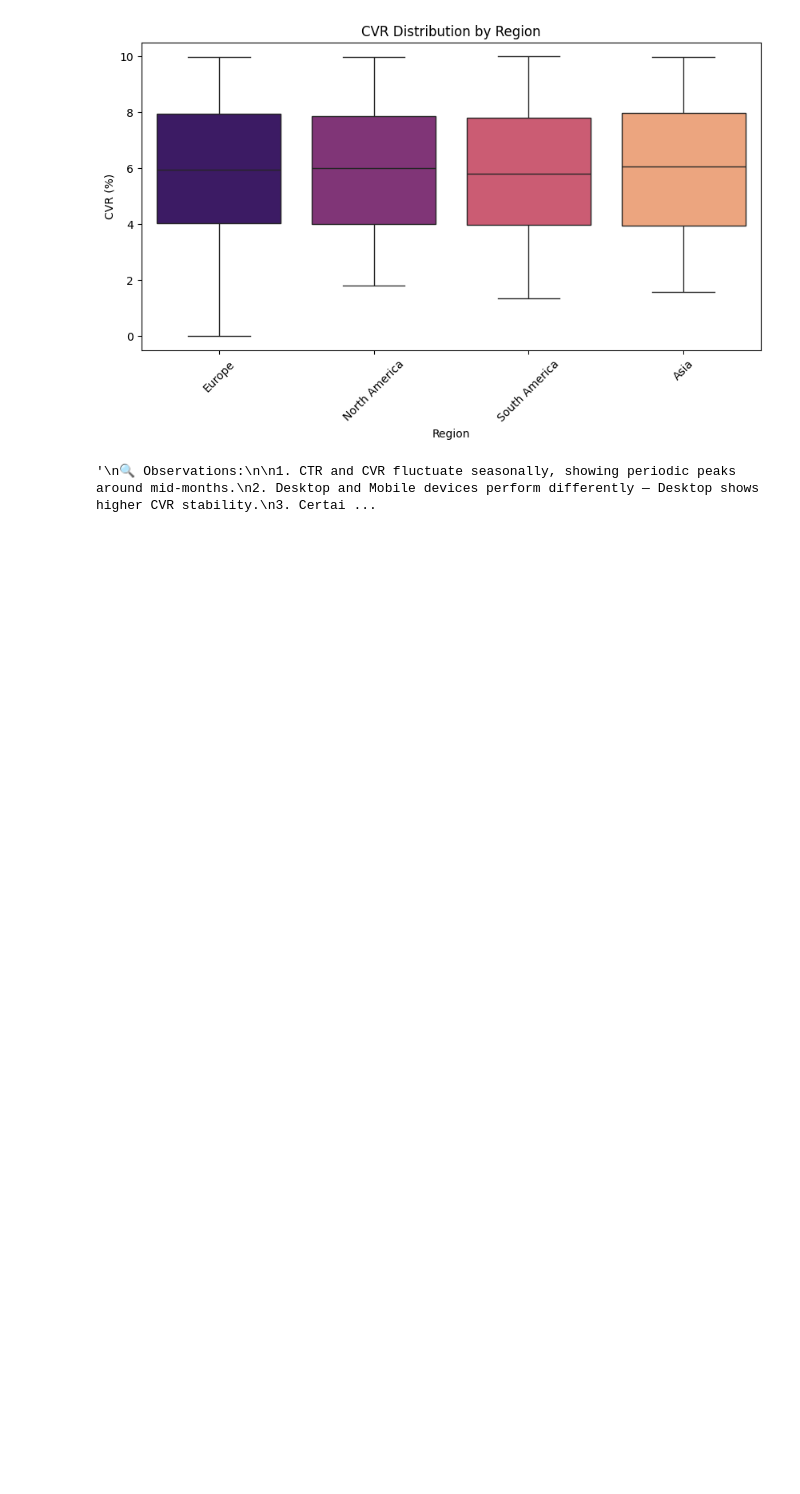
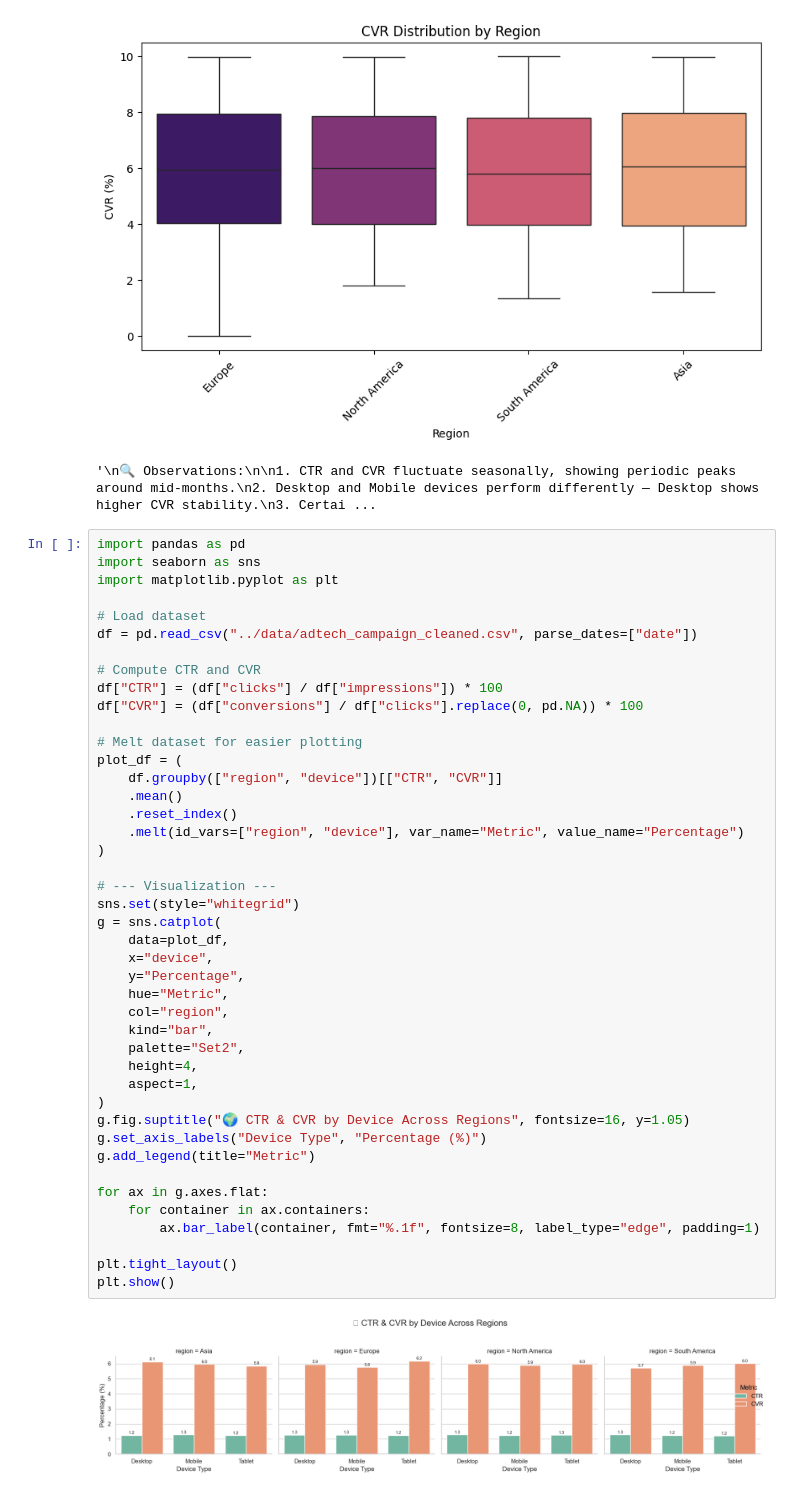
Before and after one commit to Mullapudi-Mahesh/GenAI_Capstone, a Jupyter notebook: notebooks/02_performance_trend_detection.ipynb, the cells around one changed output. Drawn from its saved outputs; the diff is of its cells as text; blank space fills up the shorter version.

```diff
--- a/notebooks/02_performance_trend_detection.ipynb
+++ b/notebooks/02_performance_trend_detection.ipynb
@@ -81,3 +81,48 @@ Passing `palette` without assigning `hue` is deprecated and will be removed in v
   sns.boxplot(x="region", y="CVR", data=df, palette="magma")
 [figure]
 '\n🔍 Observations:\n\n1. CTR and CVR fluctuate seasonally, showing periodic peaks around mid-months.\n2. Desktop and Mobile devices perform differently — Desktop shows higher CVR stability.\n3. Certai ...
+# %%
+import pandas as pd
+import seaborn as sns
+import matplotlib.pyplot as plt
+
+# Load dataset
+df = pd.read_csv("../data/adtech_campaign_cleaned.csv", parse_dates=["date"])
+
+# Compute CTR and CVR
+df["CTR"] = (df["clicks"] / df["impressions"]) * 100
+df["CVR"] = (df["conversions"] / df["clicks"].replace(0, pd.NA)) * 100
+
+# Melt dataset for easier plotting
+plot_df = (
+    df.groupby(["region", "device"])[["CTR", "CVR"]]
+    .mean()
+    .reset_index()
+    .melt(id_vars=["region", "device"], var_name="Metric", value_name="Percentage")
+)
+
+# --- Visualization ---
+sns.set(style="whitegrid")
+g = sns.catplot(
+    data=plot_df,
+    x="device",
+    y="Percentage",
+    hue="Metric",
+    col="region",
+    kind="bar",
+    palette="Set2",
+    height=4,
+    aspect=1,
+)
+g.fig.suptitle("🌍 CTR & CVR by Device Across Regions", fontsize=16, y=1.05)
+g.set_axis_labels("Device Type", "Percentage (%)")
+g.add_legend(title="Metric")
+
+for ax in g.axes.flat:
+    for container in ax.containers:
+        ax.bar_label(container, fmt="%.1f", fontsize=8, label_type="edge", padding=1)
+
+plt.tight_layout()
+plt.show()
+# %% [output]
+[figure, added]
```
